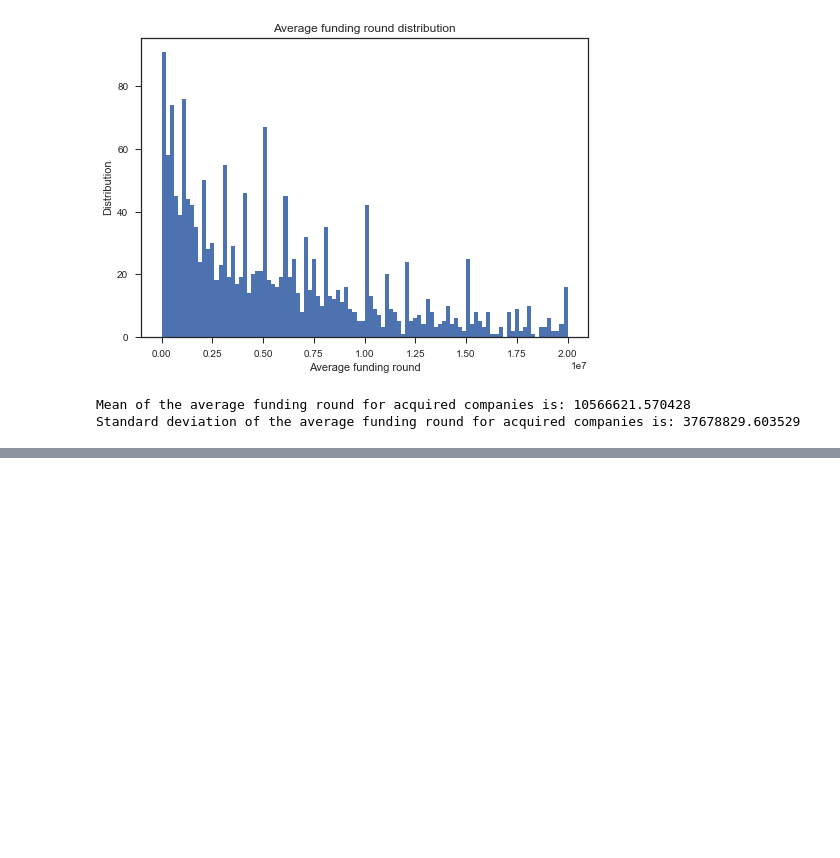
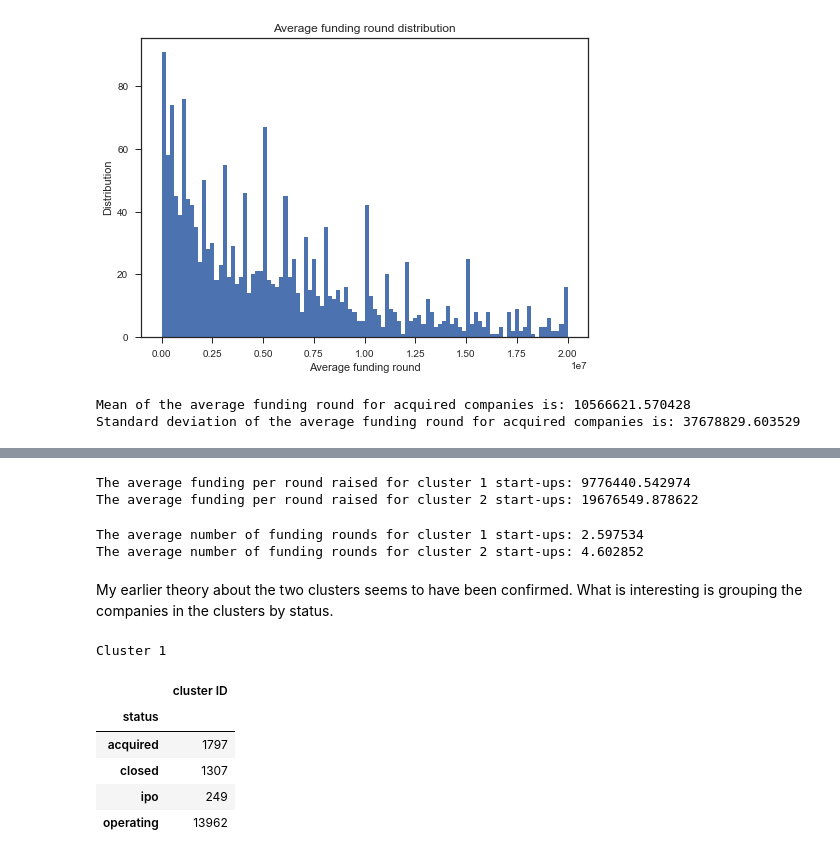
Before and after one commit to LVdatahub/Capstone-project----DS-Intensive-Springboard, a Jupyter notebook: Data story.ipynb, the cells around one changed output, grey strips where cells are left out. Saved outputs shown, nothing was run; the diff lists cells and outputs as text; code cells hidden in the pictures; blank space fills up the shorter version.

```diff
--- a/Data story.ipynb
+++ b/Data story.ipynb
@@ -809,0 +980,4 @@ So on average, each funding round for acquired companies was around USD 10.5m, w
+# %%
+df_PCA=df_PCA.rename(columns = {'companies_name':'permalink'})
+# %%
+df_clustered = df_PCA.merge(companies_investments)
@@ -809,0 +986,2 @@ So on average, each funding round for acquired companies was around USD 10.5m, w
+# %%
+df_clustered['average_funding_round'] = df_clustered['funding_total_usd']/df_clustered['funding_rounds']
@@ -809,0 +992,34 @@ So on average, each funding round for acquired companies was around USD 10.5m, w
+# %%
+print('The average funding per round raised for cluster 1 start-ups: {:2f}'.format(np.mean(cluster_1_df.average_funding_round)))
+print('The average funding per round raised for cluster 2 start-ups: {:2f}'.format(np.mean(cluster_2_df.average_funding_round)))
+# %% [output]
+The average funding per round raised for cluster 1 start-ups: 9776440.542974
+The average funding per round raised for cluster 2 start-ups: 19676549.878622
+# %%
+print('The average number of funding rounds for cluster 1 start-ups: {:2f}'.format(np.mean(cluster_1_df.funding_rounds)))
+print('The average number of funding rounds for cluster 2 start-ups: {:2f}'.format(np.mean(cluster_2_df.funding_rounds)))
+# %% [output]
+The average number of funding rounds for cluster 1 start-ups: 2.597534
+The average number of funding rounds for cluster 2 start-ups: 4.602852
+# %% [markdown]
+My earlier theory about the two clusters seems to have been confirmed. What is interesting is grouping the companies in the clusters by status.
+# %%
+identifying_status_by_cluster_df = df_clustered.loc[:,['permalink','status','cluster ID']]
+identifying_status_by_cluster_df = identifying_status_by_cluster_df.drop_duplicates()
+
+#focusing only on the status and cluster ID columns
+identifying_status_by_cluster_df = identifying_status_by_cluster_df.loc[:,['status', 'cluster ID']]
+
+#for the first cluster:
+cluster_1_status_df = identifying_status_by_cluster_df[identifying_status_by_cluster_df['cluster ID'] == 0]
+
+print('Cluster 1')
+cluster_1_status_df.groupby('status').count()
+# %% [output]
+Cluster 1
+|  | cluster ID |
+| status |  |
+| acquired | 1797 |
+| closed | 1307 |
+| ipo | 249 |
+| operating | 13962 |
```
Also changed, not shown: parts of 73 cells of this notebook.
